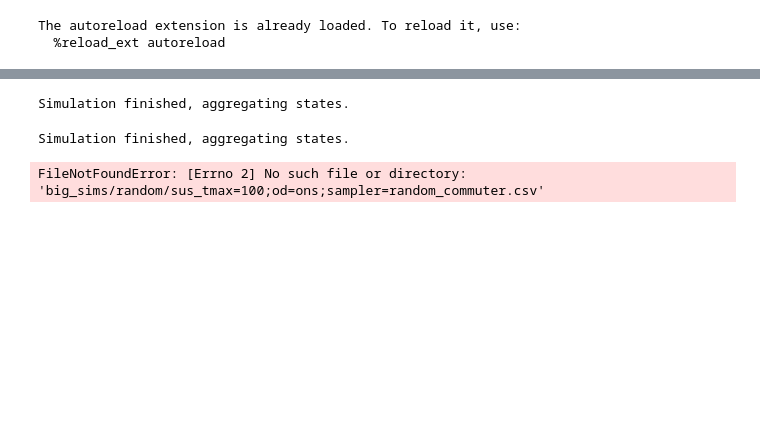
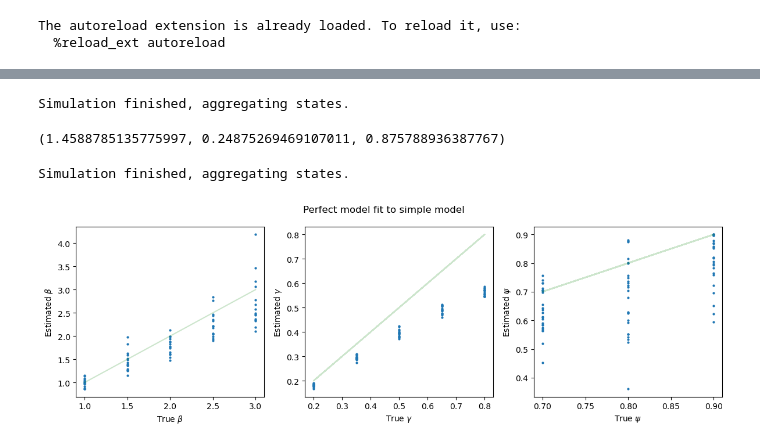
Before and after one commit to joel-winterton/mobilityABM, a Jupyter notebook: movement_sampling.ipynb, the cells around one changed output, grey strips where cells are left out. Drawn from its saved outputs; the diff is of its cells as text; code cells hidden in the pictures; blank space fills up the shorter version.

Commit message:
feat: fit small movement sampling

```diff
--- a/movement_sampling.ipynb
+++ b/movement_sampling.ipynb
@@ -64,0 +18,4 @@ big_perfect_sampler = PerfectCommuterSampler(commuter_matrix)
+# %%
+DATASET = 'MOCK'
+od_matrix = get_matrix(DATASET)
+pop_sizes = get_population_sizes(DATASET)
@@ -65,6 +24,8 @@ big_perfect_sampler = PerfectCommuterSampler(commuter_matrix)
 # %%
-perfect_epi = Epidemic(movement_sampler=PerfectCommuterSampler, od_matrix=commuter_matrix,)
-perfect_s,perfect_i,perfect_r = perfect_epi.simulate()
+perfect_epi = Epidemic(movement_sampler=PerfectCommuterSampler, od_matrix=od_matrix, population_sizes=pop_sizes)
+perfect_sim = perfect_epi.simulate()
+fit_model(perfect_sim, od_matrix, pop_sizes)
 # %% [output]
 Simulation finished, aggregating states.
+(1.4588785135775997, 0.24875269469107011, 0.875788936387767)
 # %%
@@ -79,6 +36,34 @@ np.savetxt("big_sims/perfect/rec_tmax=100;od=ons;sampler=perfect_commuter.csv",
-# %%
-np.savetxt("big_sims/random/sus_tmax=100;od=ons;sampler=random_commuter.csv", random_s, delimiter=",")
-np.savetxt("big_sims/random/inf_tmax=100;od=ons;sampler=random_commuter.csv", random_i, delimiter=",")
-np.savetxt("big_sims/random/rec_tmax=100;od=ons;sampler=random_commuter.csv", random_r, delimiter=",")
-# %% [output]
-FileNotFoundError: [Errno 2] No such file or directory: 'big_sims/random/sus_tmax=100;od=ons;sampler=random_commuter.csv'
+# %%
+def simulate_and_fit(flow_matrix, population_sizes, seed_patch=0, movement='PERFECT', t_max=100, t_delta=1):
+    if movement == 'PERFECT':
+        sampler = PerfectCommuterSampler
+    if movement == 'RANDOM':
+        sampler = RandomCommuterSampler
+
+    true_params = list(product(np.linspace(1, 3, 5), np.linspace(0.2, 0.8, 5), np.array([0.9, 0.8, 0.7])))
+    results = [[], [], []]
+    for b, g, p in true_params:
+        if b / g <= 1:
+            continue
+        # TODO implement custom time-steps in Epidemic
+        epidemic = Epidemic(beta=b, gamma=g, psi=p,movement_sampler=RandomCommuterSampler, od_matrix=flow_matrix,
+                            population_sizes=population_sizes, seed_patch=seed_patch, t_max=t_max)
+        sim_data = epidemic.simulate()
+        # not interested in extinctions
+        while sim_data[1].sum(axis=(0, 1)) <= 100:
+            epidemic = Epidemic(beta=b, gamma=g, psi=p,movement_sampler=RandomCommuterSampler, od_matrix=flow_matrix,
+                                population_sizes=population_sizes, seed_patch=seed_patch, t_max=t_max)
+            sim_data = epidemic.simulate()
+        b_hat, g_hat, psi_hat = fit_model(sim_data, flow_matrix, population_sizes, t_delta=t_delta)
+        results[0].append(b_hat)
+        results[1].append(g_hat)
+        results[2].append(psi_hat)
+
+    return np.array(true_params), np.array(results).T
+# %%
+%%capture
+perfect_fits = simulate_and_fit(od_matrix, pop_sizes, movement='PERFECT')
+# %%
+visualise_fits(*perfect_fits, title='Perfect model fit to simple model')
+# %% [output]
+[figure, added]
```
Also changed, not shown: parts of 12 cells of this notebook, 5 other files.
